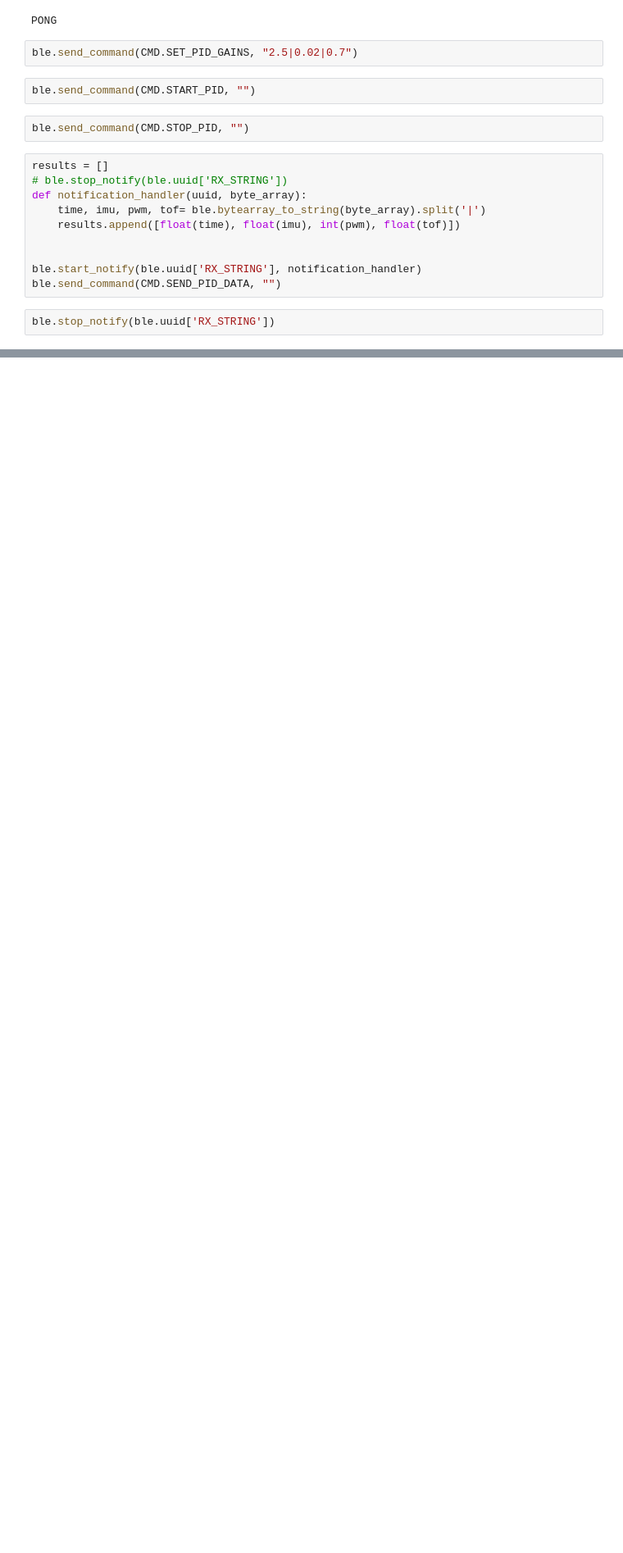
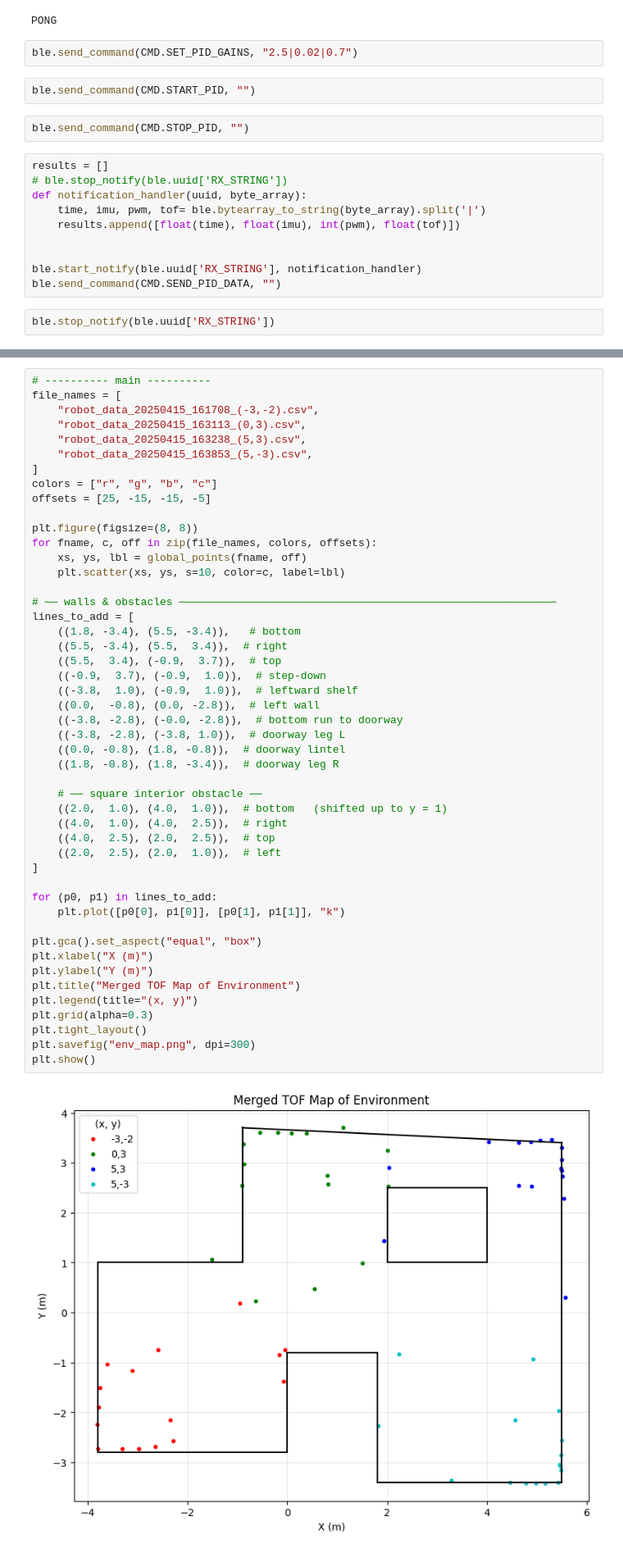
Before and after one commit to akinfelami/fastrobots, a Jupyter notebook: ble_robot_1.2/ble_python/lab9.ipynb, the cells around one changed output, grey strips where cells are left out. Shown at 82% size. Drawn from its saved outputs; the diff is of its cells as text; blank space fills up the shorter version.

```diff
--- a/ble_robot_1.2/ble_python/lab9.ipynb
+++ b/ble_robot_1.2/ble_python/lab9.ipynb
@@ -89,0 +242,50 @@ plt.show()
+# %%
+# ---------- main ----------
+file_names = [
+    "robot_data_20250415_161708_(-3,-2).csv",
+    "robot_data_20250415_163113_(0,3).csv",
+    "robot_data_20250415_163238_(5,3).csv",
+    "robot_data_20250415_163853_(5,-3).csv",
+]
+colors = ["r", "g", "b", "c"]
+offsets = [25, -15, -15, -5]
+
+plt.figure(figsize=(8, 8))
+for fname, c, off in zip(file_names, colors, offsets):
+    xs, ys, lbl = global_points(fname, off)
+    plt.scatter(xs, ys, s=10, color=c, label=lbl)
+
+# ── walls & obstacles ───────────────────────────────────────────────────────────
+lines_to_add = [
+    ((1.8, -3.4), (5.5, -3.4)),   # bottom
+    ((5.5, -3.4), (5.5,  3.4)),  # right
+    ((5.5,  3.4), (-0.9,  3.7)),  # top
+    ((-0.9,  3.7), (-0.9,  1.0)),  # step‑down
+    ((-3.8,  1.0), (-0.9,  1.0)),  # leftward shelf
+    ((0.0,  -0.8), (0.0, -2.8)),  # left wall
+    ((-3.8, -2.8), (-0.0, -2.8)),  # bottom run to doorway
+    ((-3.8, -2.8), (-3.8, 1.0)),  # doorway leg L
+    ((0.0, -0.8), (1.8, -0.8)),  # doorway lintel
+    ((1.8, -0.8), (1.8, -3.4)),  # doorway leg R
+
+    # ── square interior obstacle ──
+    ((2.0,  1.0), (4.0,  1.0)),  # bottom   (shifted up to y = 1)
+    ((4.0,  1.0), (4.0,  2.5)),  # right
+    ((4.0,  2.5), (2.0,  2.5)),  # top
+    ((2.0,  2.5), (2.0,  1.0)),  # left
+]
+
+for (p0, p1) in lines_to_add:
+    plt.plot([p0[0], p1[0]], [p0[1], p1[1]], "k")
+
+plt.gca().set_aspect("equal", "box")
+plt.xlabel("X (m)")
+plt.ylabel("Y (m)")
+plt.title("Merged TOF Map of Environment")
+plt.legend(title="(x, y)")
+plt.grid(alpha=0.3)
+plt.tight_layout()
+plt.savefig("env_map.png", dpi=300)
+plt.show()
+# %% [output]
+[figure, added]
```
Also changed, not shown: parts of 11 cells of this notebook, 42 other files.
